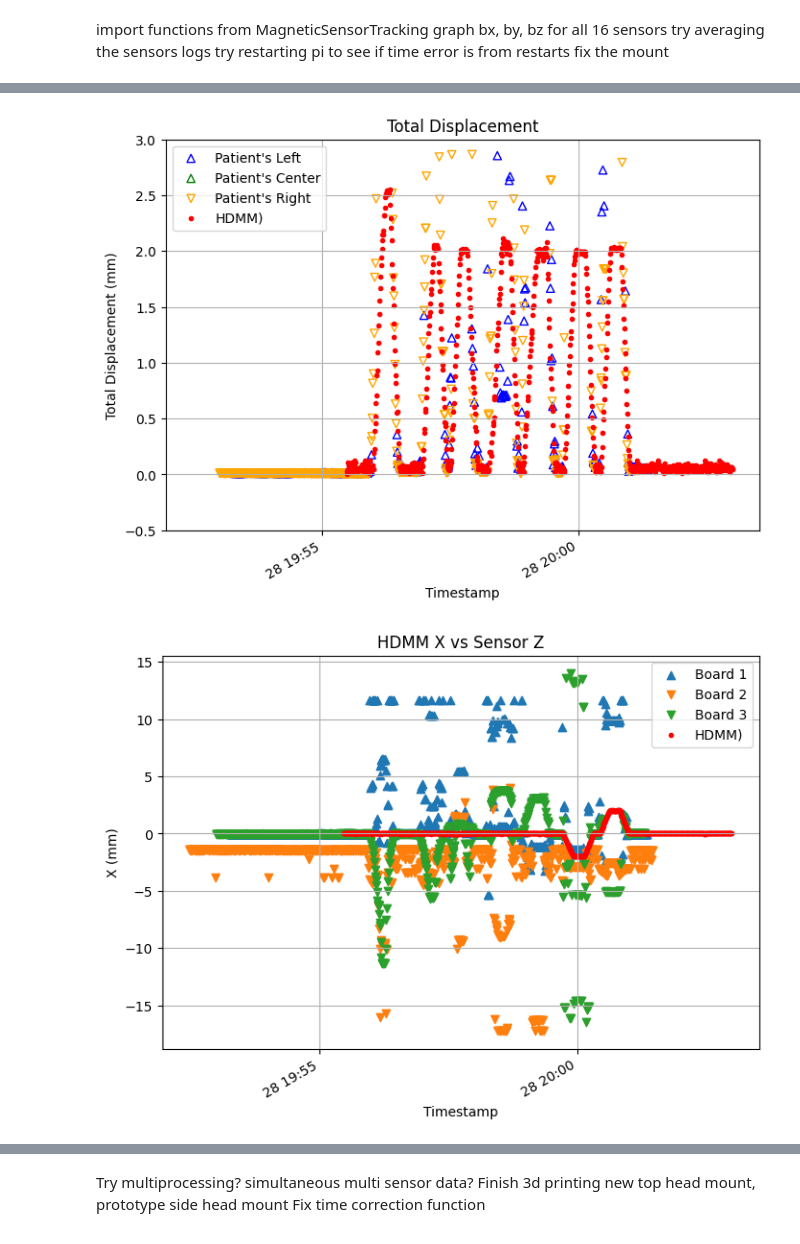
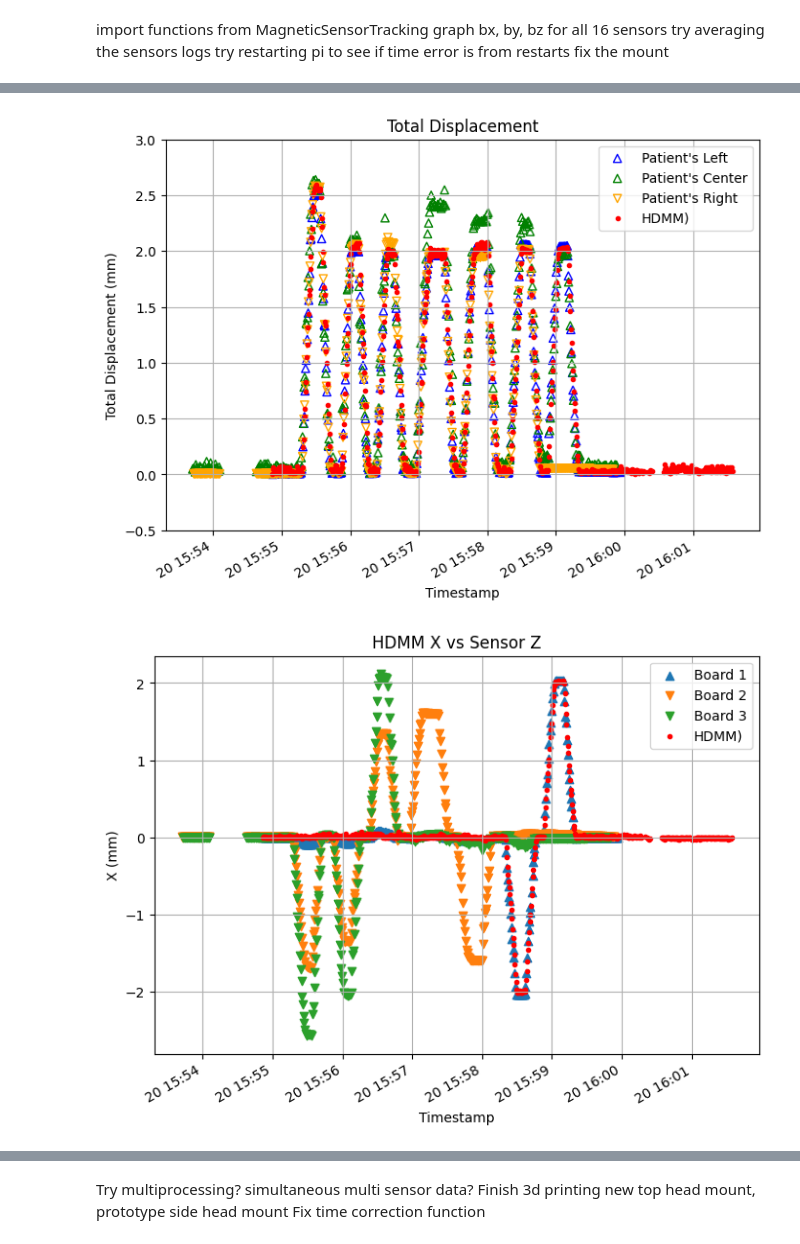
Before and after one commit to SpicedDill/magnetic-sensor-data, a Jupyter notebook: BN_Analysis/02202026_Multisensor_GK.ipynb, the cells around one changed output, grey strips where cells are left out. Saved outputs shown, nothing was run; the diff lists cells and outputs as text; code cells hidden in the pictures.

```diff
--- a/BN_Analysis/02202026_Multisensor_GK.ipynb
+++ b/BN_Analysis/02202026_Multisensor_GK.ipynb
@@ -710,6 +708,6 @@ print(locpred3)
 # %%
 
-offset_seconds = -230
+offset_seconds = 670
 
 
 hdmm_timecorr = pd.to_datetime(hdmm_timecorr)
@@ -719,36 +717,36 @@ hdmm_timecorr_shifted = hdmm_timecorr + pd.to_timedelta(offset_seconds, unit='s'
 
 # plot with the shifted timestamps
 plt.figure(figsize=(8, 6))
-plt.scatter(timestamps[-800:],  disp[-800:],  label="Patient's Left",  marker='^', edgecolors='blue',  facecolors='none')
-plt.scatter(timestamps2[-800:],  disp2[-800:],  label="Patient's Center",  marker='^', edgecolors='green',  facecolors='none')
-plt.scatter(timestamps3[-800:], disp3[-800:], label="Patient's Right", marker='v', edgecolors='orange', facecolors='none')
-plt.scatter(hdmm_timecorr_shifted[-1000:], hdmm_disp[-1000:], label=f'HDMM)', marker='.', color='red')
+plt.scatter(timestamps[-500:],  disp[-500:],  label="Patient's Left",  marker='^', edgecolors='blue',  facecolors='none')
+plt.scatter(timestamps2[-500:],  disp2[-500:],  label="Patient's Center",  marker='^', edgecolors='green',  facecolors='none')
+plt.scatter(timestamps3[-500:], disp3[-500:], label="Patient's Right", marker='v', edgecolors='orange', facecolors='none')
+plt.scatter(hdmm_timecorr_shifted[-2200:-1100], hdmm_disp[-2200:-1100], label=f'HDMM)', marker='.', color='red')
 plt.gcf().autofmt_xdate()
 plt.xlabel('Timestamp'); plt.ylabel('Total Displacement (mm)')
 plt.ylim(-0.5, 3); plt.title('Total Displacement'); plt.legend(); plt.grid(True)
 plt.show()
 # %% [output]
-[figure, old version]
+[figure, new version]
 # %%
 
-offset_s = -230.0  # tweak as needed
+offset_s = 670  # tweak as needed
 
 hdmm_timecorr_shift = pd.to_datetime(hdmm_timecorr) + pd.to_timedelta(offset_s, unit='s')
 hdmm_x_negative = [-x for x in hdmm_x]
 
 
 
 # Plotting
 plt.figure(figsize=(8, 6))
-plt.scatter(timestamps[-800:], -np.array(rel_loc_predz[-800:]), label='Board 1', marker='^')
-plt.scatter(timestamps2[-800:], np.array(rel_loc_predz2[-800:]), label='Board 2', marker='v')
-plt.scatter(timestamps3[-800:], -np.array(rel_loc_predx3[-800:]), label='Board 3', marker='v')
-plt.scatter(hdmm_timecorr_shift[-1000:], hdmm_x[-1000:], label=f'HDMM)', marker='.', color='red')
+plt.scatter(timestamps[-500:], -np.array(rel_loc_predz[-500:]), label='Board 1', marker='^')
+plt.scatter(timestamps2[-500:], np.array(rel_loc_predz2[-500:]), label='Board 2', marker='v')
+plt.scatter(timestamps3[-500:], -np.array(rel_loc_predx3[-500:]), label='Board 3', marker='v')
+plt.scatter(hdmm_timecorr_shift[-2200:-1100], hdmm_x[-2200:-1100], label=f'HDMM)', marker='.', color='red')
 plt.gcf().autofmt_xdate()
 plt.xlabel('Timestamp'); plt.ylabel('X (mm)')
 plt.title('HDMM X vs Sensor Z')
 plt.grid(True); plt.legend(); plt.show()
 # %% [output]
-[figure, old version]
+[figure, new version]
 # %%
 # manual x-shift for HDMM (positive = right, negative = left)
```
Also changed, not shown: parts of 11 cells of this notebook.
